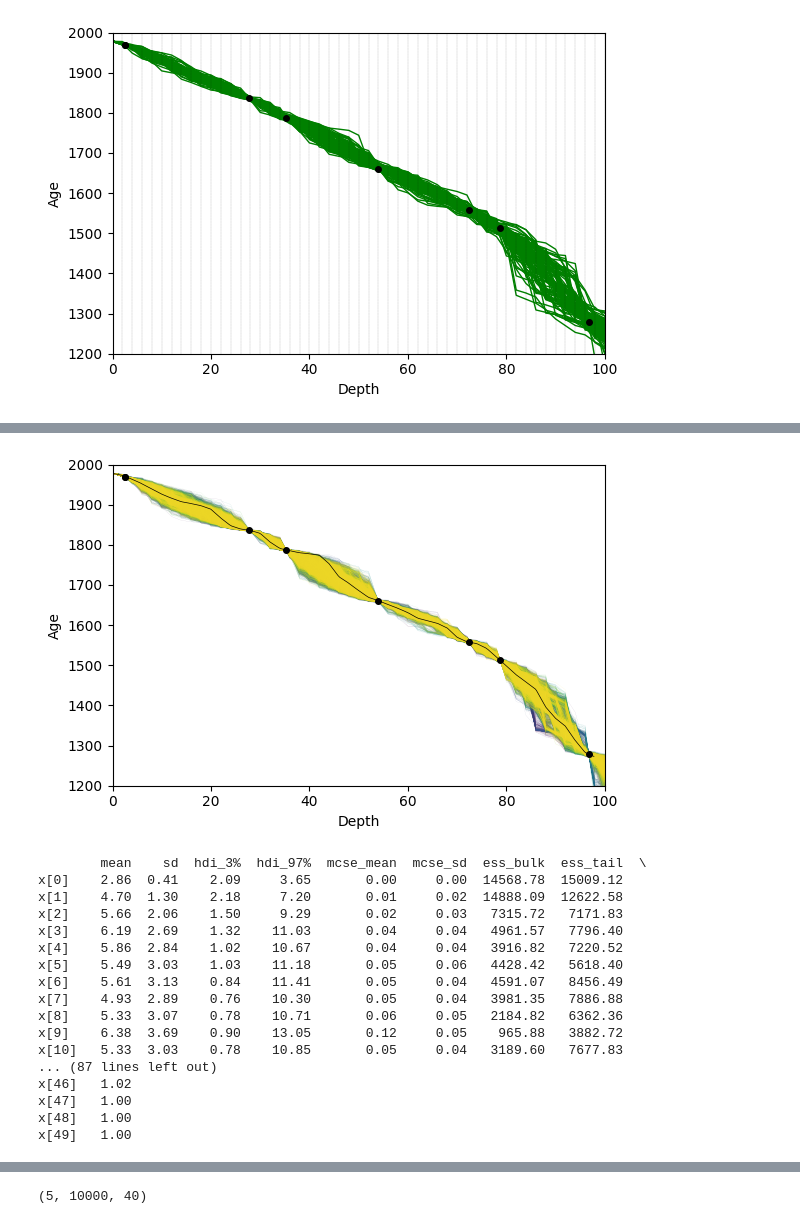
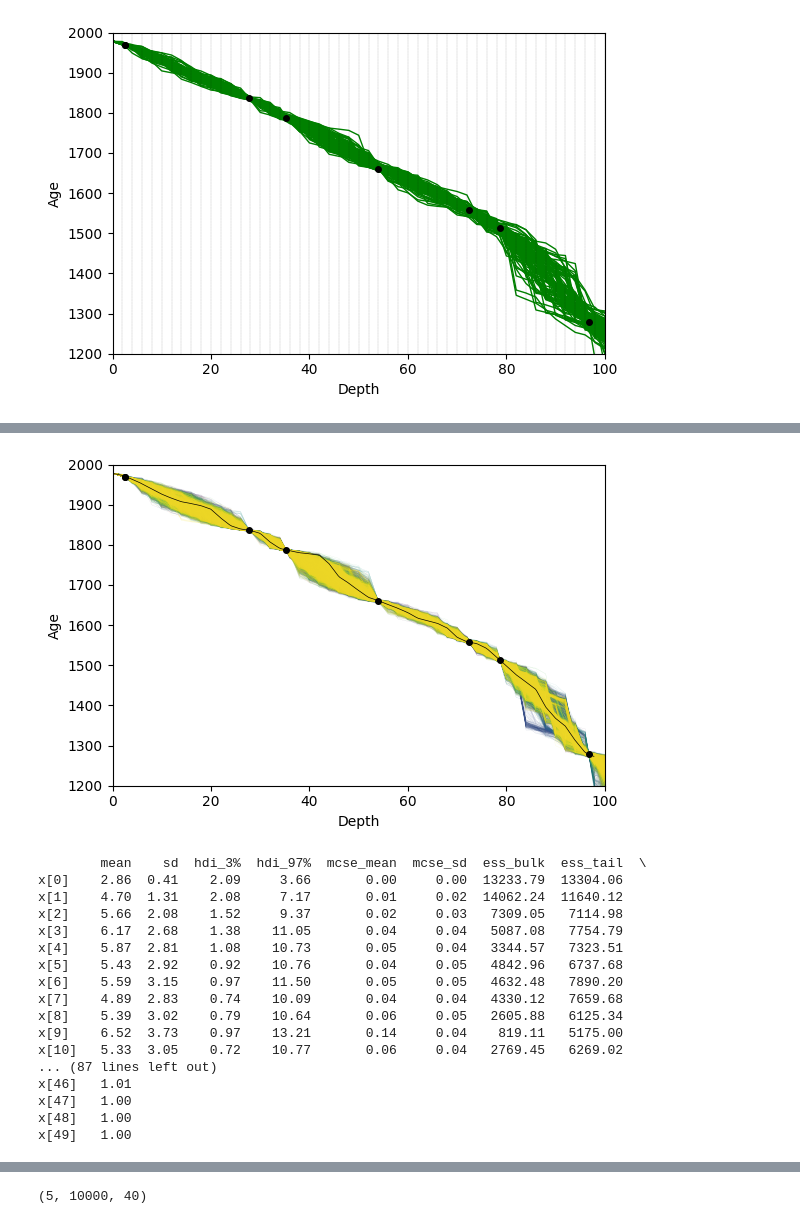
Before and after one commit to hannakjellson/Sampling-for-age-depth-modelling, a Jupyter notebook: python/src/age_depth_models/age_depth_model_OPES_normal_clean_d18o/plot.ipynb, the cells around one changed output, grey strips where cells are left out. Cells and saved outputs as stored; diff of their text form; code cells hidden in the pictures.

```diff
--- a/python/src/age_depth_models/age_depth_model_OPES_normal_clean_d18o/plot.ipynb
+++ b/python/src/age_depth_models/age_depth_model_OPES_normal_clean_d18o/plot.ipynb
@@ -155,35 +156,35 @@ FileNotFoundError: [Errno 2] No such file or directory: 'c:\\Users\\hanna\\Deskt
 # %%
-short_samples = samples[:, :, :]
+short_samples = samples[:, ::10, :]
 cumulative_sums = np.cumsum(short_samples, axis=2) * data["dc"]
 zeros = np.zeros((*short_samples.shape[:2], 1))
 age_offsets = np.concatenate((zeros, cumulative_sums), axis=2)
 
 model_ages = data["th"] - age_offsets
 
 # Age depth trace plot
 fig, ax = plt.subplots(figsize=(6, 4))
 num_samples = len(short_samples[0,:,0])
 for i in range(hmc_config["nch"]):
     for j in range(num_samples):
         ax.plot(
             data["cs"],
             model_ages[i, j, :],
             color=colors[i],
             alpha=0.3,
             linewidth=0.1,
         )
 
 ax.set_xlim(0, np.max(data["cs"]))
 ax.set_ylim(1200, 2000)
 plt.plot(data["c14d"], np.squeeze(data["c14"]), "ko", markersize=4)
 plt.plot(data["d18od"], data["d18ota"], color = 'k', linewidth=0.5)
 plt.xlabel("Depth")
 plt.ylabel("Age")
 plt.tight_layout()
 plt.savefig(f"{output_dir}/age_depth_samples.jpg")
 plt.show()
 # %% [output]
-[figure, old version]
+[figure, new version]
 # %%
 # Print R_hat and N_eff using arviz
 idata = az.convert_to_inference_data(short_samples)
@@ -191,19 +192,19 @@ summary = az.summary(idata, round_to=2)
 print(summary)
 # %% [output]
         mean    sd  hdi_3%  hdi_97%  mcse_mean  mcse_sd  ess_bulk  ess_tail  \
-x[0]    2.86  0.41    2.09     3.65       0.00     0.00  14568.78  15009.12
-x[1]    4.70  1.30    2.18     7.20       0.01     0.02  14888.09  12622.58
-x[2]    5.66  2.06    1.50     9.29       0.02     0.03   7315.72   7171.83
-x[3]    6.19  2.69    1.32    11.03       0.04     0.04   4961.57   7796.40
-x[4]    5.86  2.84    1.02    10.67       0.04     0.04   3916.82   7220.52
-x[5]    5.49  3.03    1.03    11.18       0.05     0.06   4428.42   5618.40
-x[6]    5.61  3.13    0.84    11.41       0.05     0.04   4591.07   8456.49
-x[7]    4.93  2.89    0.76    10.30       0.05     0.04   3981.35   7886.88
-x[8]    5.33  3.07    0.78    10.71       0.06     0.05   2184.82   6362.36
-x[9]    6.38  3.69    0.90    13.05       0.12     0.05    965.88   3882.72
-x[10]   5.33  3.03    0.78    10.85       0.05     0.04   3189.60   7677.83
+x[0]    2.86  0.41    2.09     3.66       0.00     0.00  13233.79  13304.06
+x[1]    4.70  1.31    2.08     7.17       0.01     0.02  14062.24  11640.12
+x[2]    5.66  2.08    1.52     9.37       0.02     0.03   7309.05   7114.98
+x[3]    6.17  2.68    1.38    11.05       0.04     0.04   5087.08   7754.79
+x[4]    5.87  2.81    1.08    10.73       0.05     0.04   3344.57   7323.51
+x[5]    5.43  2.92    0.92    10.76       0.04     0.05   4842.96   6737.68
+x[6]    5.59  3.15    0.97    11.50       0.05     0.05   4632.48   7890.20
+x[7]    4.89  2.83    0.74    10.09       0.04     0.04   4330.12   7659.68
+x[8]    5.39  3.02    0.79    10.64       0.06     0.05   2605.88   6125.34
+x[9]    6.52  3.73    0.97    13.21       0.14     0.04    819.11   5175.00
+x[10]   5.33  3.05    0.72    10.77       0.06     0.04   2769.45   6269.02
 ... (87 lines left out)
-x[46]   1.02
+x[46]   1.01
 x[47]   1.00
 x[48]   1.00
 x[49]   1.00
```
Also changed, not shown: parts of 11 cells of this notebook, 1 other file.
